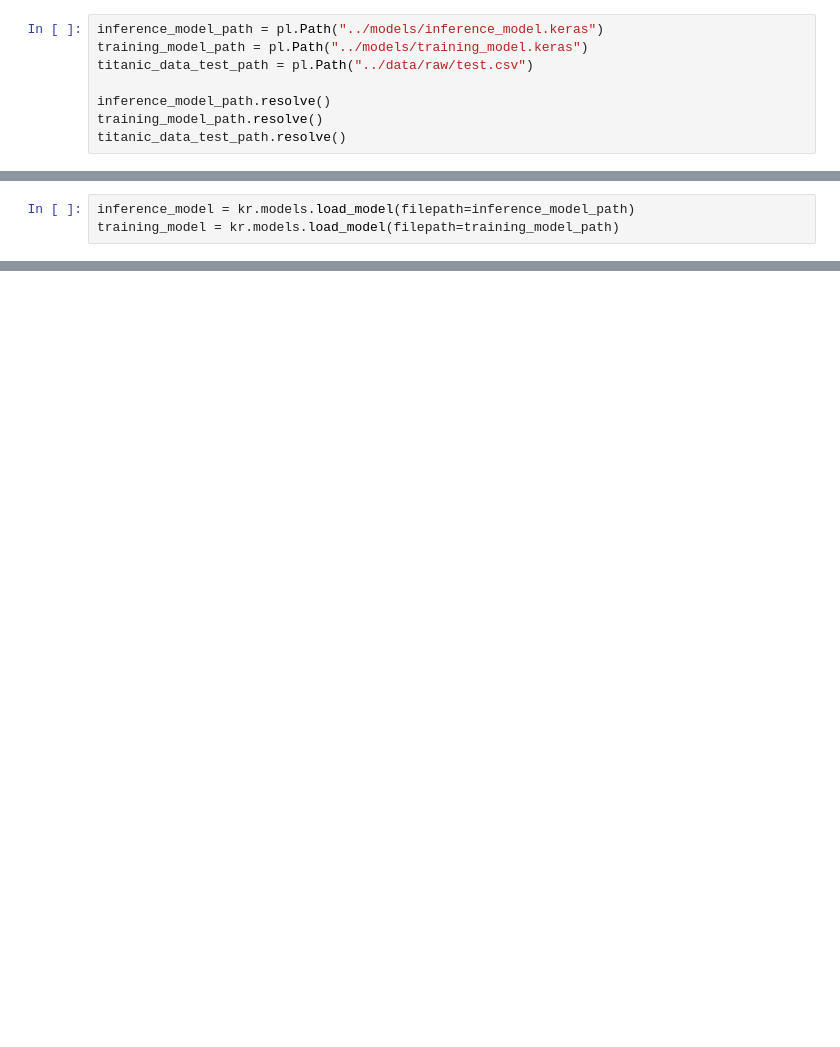
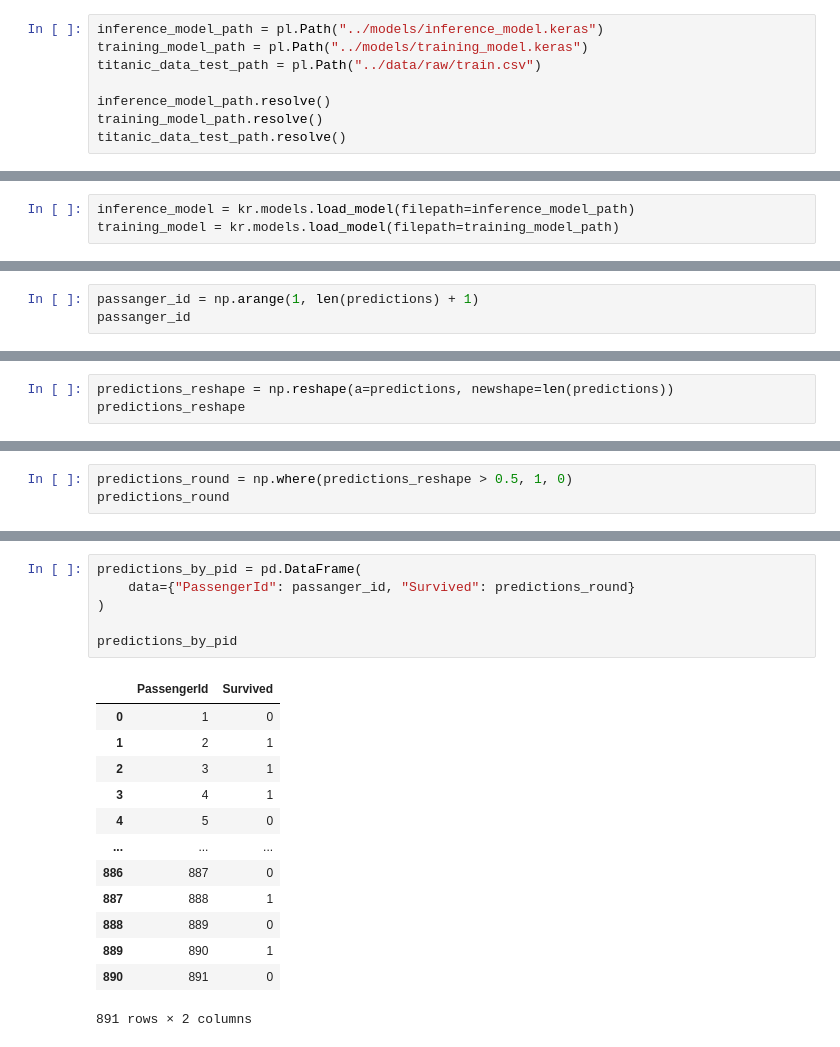
Before and after one commit to joackob/titanic-ml, a Jupyter notebook: notebooks/4-create-predictions.ipynb, the cells around one changed output, grey strips where cells are left out. Drawn from its saved outputs; the diff is of its cells as text; blank space fills up the shorter version.

```diff
--- a/notebooks/4-create-predictions.ipynb
+++ b/notebooks/4-create-predictions.ipynb
@@ -11,7 +11,7 @@ import numpy as np
 # %%
 inference_model_path = pl.Path("../models/inference_model.keras")
 training_model_path = pl.Path("../models/training_model.keras")
-titanic_data_test_path = pl.Path("../data/raw/test.csv")
+titanic_data_test_path = pl.Path("../data/raw/train.csv")
 
 inference_model_path.resolve()
 training_model_path.resolve()
@@ -116,0 +121,3 @@ len(predictions)
+# %%
+passanger_id = np.arange(1, len(predictions) + 1)
+passanger_id
@@ -116,0 +142,3 @@ len(predictions)
+# %%
+predictions_reshape = np.reshape(a=predictions, newshape=len(predictions))
+predictions_reshape
@@ -116,0 +163,3 @@ len(predictions)
+# %%
+predictions_round = np.where(predictions_reshape > 0.5, 1, 0)
+predictions_round
@@ -116,0 +184,20 @@ len(predictions)
+# %%
+predictions_by_pid = pd.DataFrame(
+    data={"PassengerId": passanger_id, "Survived": predictions_round}
+)
+
+predictions_by_pid
+# %% [output]
+|  | PassengerId | Survived |
+| 0 | 1 | 0 |
+| 1 | 2 | 1 |
+| 2 | 3 | 1 |
+| 3 | 4 | 1 |
+| 4 | 5 | 0 |
+| ... | ... | ... |
+| 886 | 887 | 0 |
+| 887 | 888 | 1 |
+| 888 | 889 | 0 |
+| 889 | 890 | 1 |
+| 890 | 891 | 0 |
+891 rows × 2 columns
```
Also changed, not shown: parts of 11 cells of this notebook, 4 other files.
